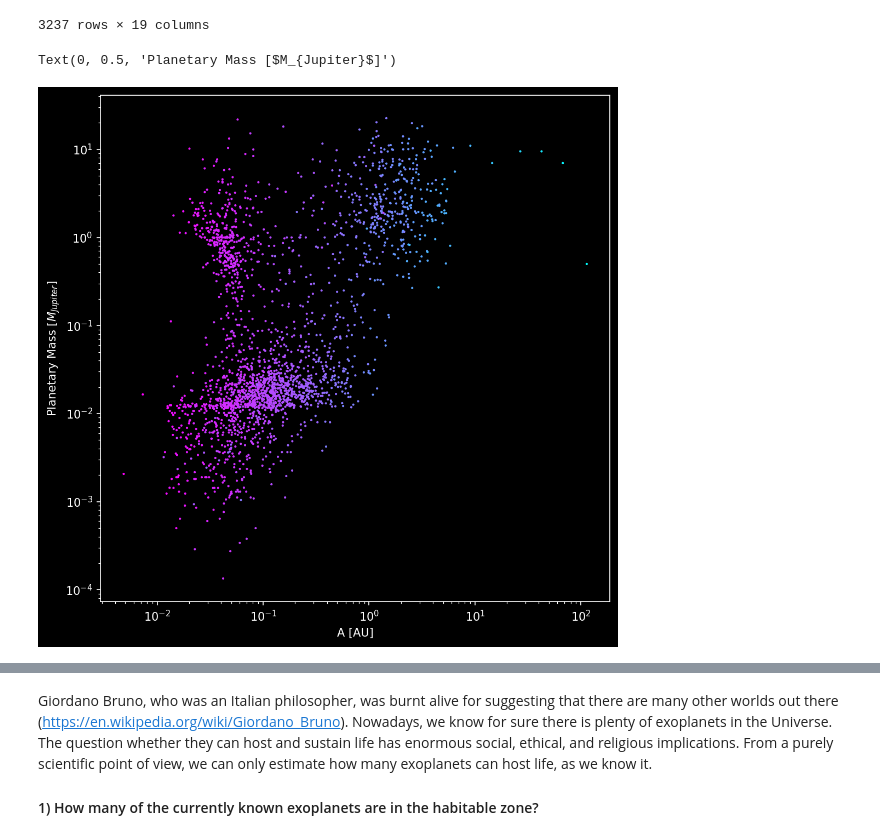
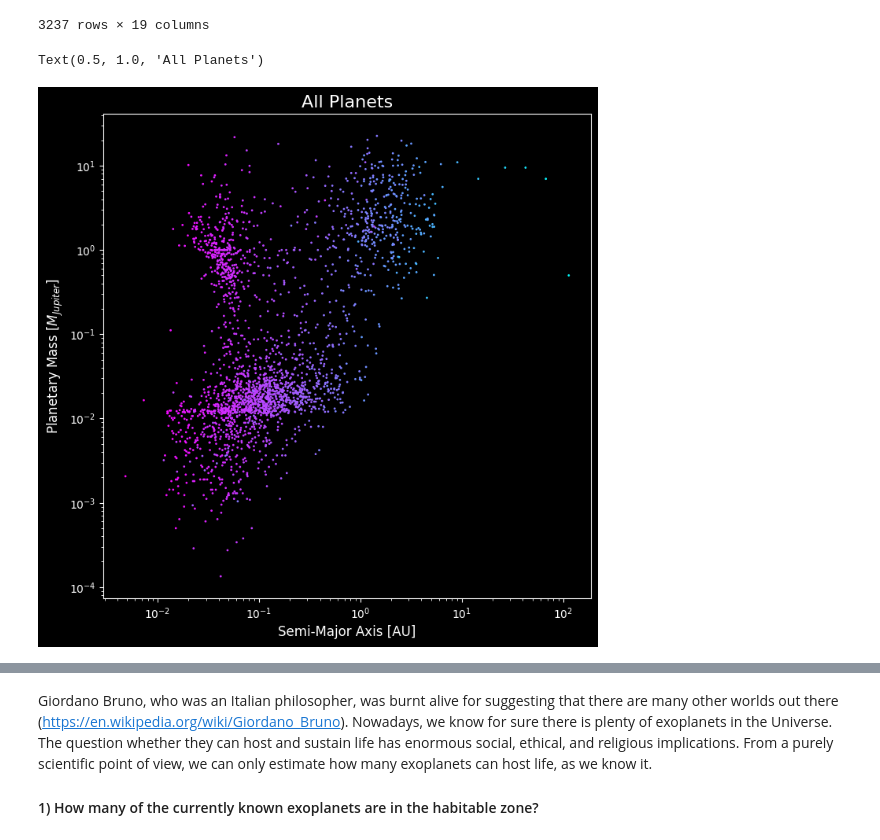
Before and after one commit to CIERA-Northwestern/REACHpy, a Jupyter notebook: Projects/HabitableWorlds/HabitableWorlds.ipynb, the cells around one changed output, grey strips where cells are left out. Saved outputs shown, nothing was run; the diff lists cells and outputs as text; code cells hidden in the pictures.

```diff
--- a/Projects/HabitableWorlds/HabitableWorlds.ipynb
+++ b/Projects/HabitableWorlds/HabitableWorlds.ipynb
@@ -368,14 +351,15 @@ data
 3237 rows × 19 columns
 # %%
 # plot results
-plt.figure(figsize=(8,8), dpi = 150)
+plt.figure(figsize=(8,8), dpi = 100)
 plt.style.use('dark_background')
 cm = colormaps['cool']
 plt.scatter(data["A"], data["MASS"], s=1, c=np.log10(data["Ptransit"]), cmap=cm)
 plt.xscale('log')
 plt.yscale('log')
-plt.xlabel('A [AU]')
-plt.ylabel('Planetary Mass [$M_{Jupiter}$]')
+plt.xlabel('Semi-Major Axis [AU]', fontsize=12)
+plt.ylabel('Planetary Mass [$M_{Jupiter}$]', fontsize=12)
+plt.title('All Planets', fontsize=16)
 # %% [output]
-Text(0, 0.5, 'Planetary Mass [$M_{Jupiter}$]')
+Text(0.5, 1.0, 'All Planets')
-[figure, old version]
+[figure, new version]
```
Also changed, not shown: parts of 11 cells of this notebook.
